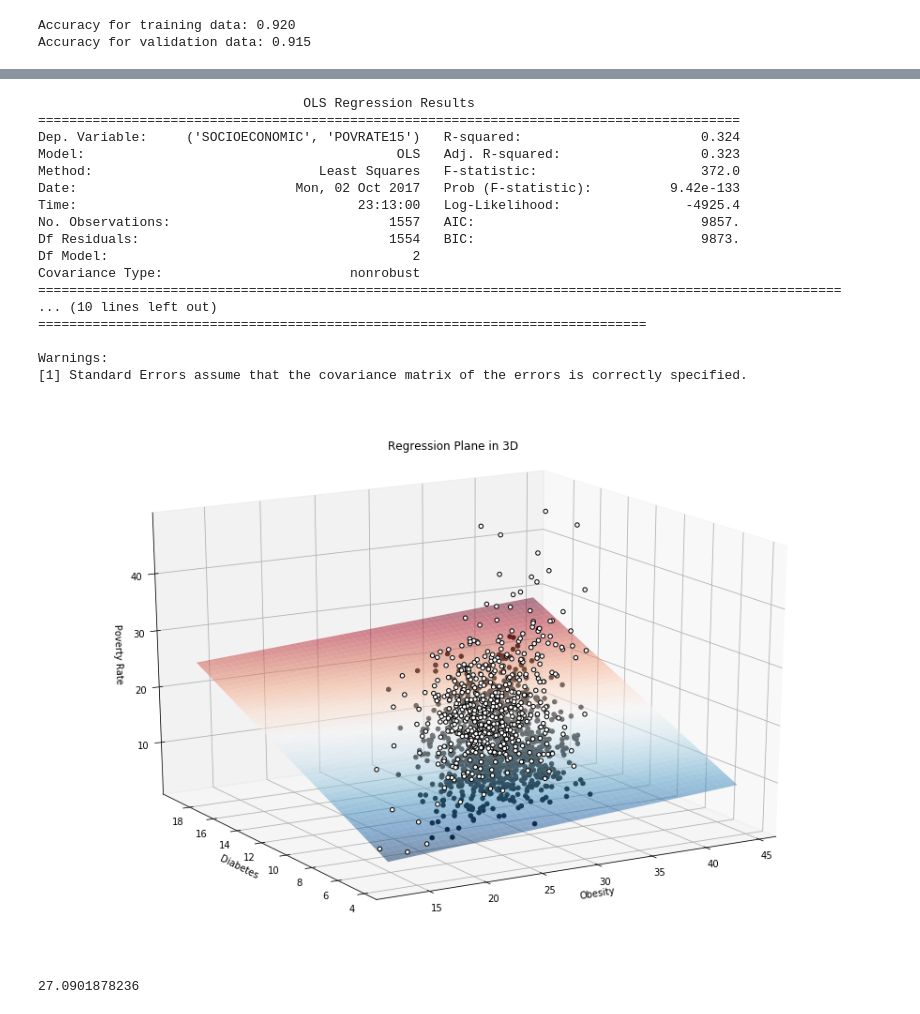
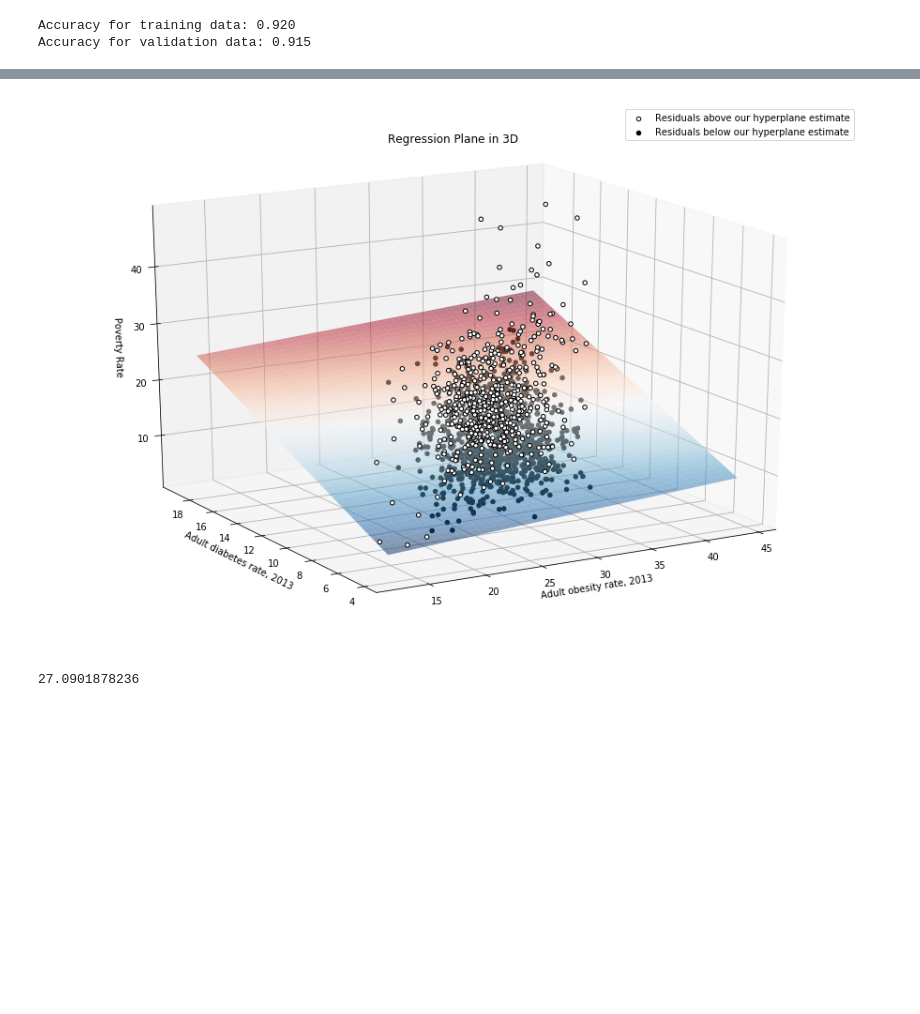
Before and after one commit to Porrster/DSD_Work, a Jupyter notebook: Proj1Food.ipynb, the cells around one changed output, grey strips where cells are left out. Cells and saved outputs as stored; diff of their text form; code cells hidden in the pictures; blank space fills up the shorter version.

```diff
--- a/Proj1Food.ipynb
+++ b/Proj1Food.ipynb
@@ -225,8 +226,14 @@ Accuracy for validation data: 0.915
 # %%
 new_filtered = pd.concat([food_clean['STORES']['GROC09'], food_clean['STORES']['CONVS09'], food_clean['RESTAURANTS']['FFR09'],
                 food_clean['RESTAURANTS']['FSR09'], food_clean['PRICES_TAXES']['SODATAX_STORES14'],
-                food_clean['PRICES_TAXES']['CHIPSTAX_STORES14'], food_clean['HEALTH']['RECFAC09']], axis=1)
-target_filtered = pd.concat([food_clean['HEALTH']['PCT_OBESE_ADULTS13']], axis=1)
+                food_clean['PRICES_TAXES']['CHIPSTAX_STORES14'], food_clean['HEALTH']['RECFAC09'],
+                food_clean['HEALTH']['PCT_OBESE_ADULTS13']], axis=1)
+target_filtered = pd.concat([new_filtered['PCT_OBESE_ADULTS13']], axis=1)
+regr_dataset = pd.concat([new_filtered['FFR09'], new_filtered['CONVS09'], new_filtered['SODATAX_STORES14'],
+                         new_filtered['CHIPSTAX_STORES14'], new_filtered['RECFAC09'], new_filtered['GROC09'],
+                         new_filtered['FSR09']], axis=1)
 
 #add bias variable
-new_filtered = sm.add_constant(new_filtered)
+regr_dataset = sm.add_constant(regr_dataset)
+
+regr_dataset.head()
@@ -233,2 +262,7 @@ new_filtered = sm.add_constant(new_filtered)
+# %%
+#Create new dataframe based on most relevant variables
+regr_dataset = pd.concat([regr_dataset['SODATAX_STORES14'], regr_dataset['CHIPSTAX_STORES14'],
+                          regr_dataset['RECFAC09']], axis=1)
+regr_dataset = sm.add_constant(regr_dataset)
 # %%
 # Split the data into training/testing sets
@@ -286,52 +319,36 @@ labels_val = poverty[half:]
 # %%
 # Let's take a look at Diabetes vs Poverty
 myMLR = sm.OLS(labels_train, dat_train).fit()
-#Check some stats
-print(myMLR.summary())
 #Make some predictions
 prediction = myMLR.predict(dat_val)
 
 #Make a visual model
 obese = ('HEALTH', 'PCT_OBESE_ADULTS13')
 diab = ('HEALTH', 'PCT_DIABETES_ADULTS13')
 x1, x2 = np.meshgrid(np.linspace(dat_val[obese].min(), dat_val[obese].max(), 100),
                        np.linspace(dat_val[diab].min(), dat_val[diab].max(), 100))
 x3 = myMLR.params[0] + myMLR.params[1] * x1 + myMLR.params[2] * x2
 #Create figure
 fig = plt.figure(figsize=(12, 8))
 my3D = Axes3D(fig, azim=-120, elev=20)
 #Plot the plane
 surf = my3D.plot_surface(x1, x2, x3, cmap=plt.cm.RdBu_r, alpha=0.5, linewidth=0.5)
 #Plot data points
 resid = labels_val - prediction
-my3D.scatter(dat_val[resid >= 0][obese], dat_val[resid >= 0][diab], labels_val[resid >= 0], color='black', alpha=1.0, facecolor='white')
-my3D.scatter(dat_val[resid < 0][obese], dat_val[resid < 0][diab], labels_val[resid < 0], color='black', alpha=1.0)
+my3D.scatter(dat_val[resid >= 0][obese], dat_val[resid >= 0][diab], labels_val[resid >= 0], color='black', alpha=1.0, facecolor='white',
+            label="Residuals above our hyperplane estimate")
+my3D.scatter(dat_val[resid < 0][obese], dat_val[resid < 0][diab], labels_val[resid < 0], color='black', alpha=1.0,
+            label="Residuals below our hyperplane estimate")
 # set axis labels
-my3D.set_xlabel('Obesity')
-my3D.set_ylabel('Diabetes')
+my3D.set_xlabel('Adult obesity rate, 2013')
+my3D.set_ylabel('Adult diabetes rate, 2013')
 my3D.set_zlabel('Poverty Rate')
 my3D.set_title('Regression Plane in 3D')
+my3D.legend()
 
 plt.show()
 # %% [output]
-                                  OLS Regression Results
-==========================================================================================
-Dep. Variable:     ('SOCIOECONOMIC', 'POVRATE15')   R-squared:                       0.324
-Model:                                        OLS   Adj. R-squared:                  0.323
-Method:                             Least Squares   F-statistic:                     372.0
-Date:                            Mon, 02 Oct 2017   Prob (F-statistic):          9.42e-133
-Time:                                    23:13:00   Log-Likelihood:                -4925.4
-No. Observations:                            1557   AIC:                             9857.
-Df Residuals:                                1554   BIC:                             9873.
-Df Model:                                       2
-Covariance Type:                        nonrobust
-=======================================================================================================
-... (10 lines left out)
-==============================================================================
-
-Warnings:
-[1] Standard Errors assume that the covariance matrix of the errors is correctly specified.
-[figure, old version]
+[figure, new version]
 # %%
 #Now lets calculate some stats.
 mse = 1/len(prediction) * np.dot((labels_val.T - prediction.T), (labels_val - prediction))
```
Also changed, not shown: parts of 5 cells of this notebook.
